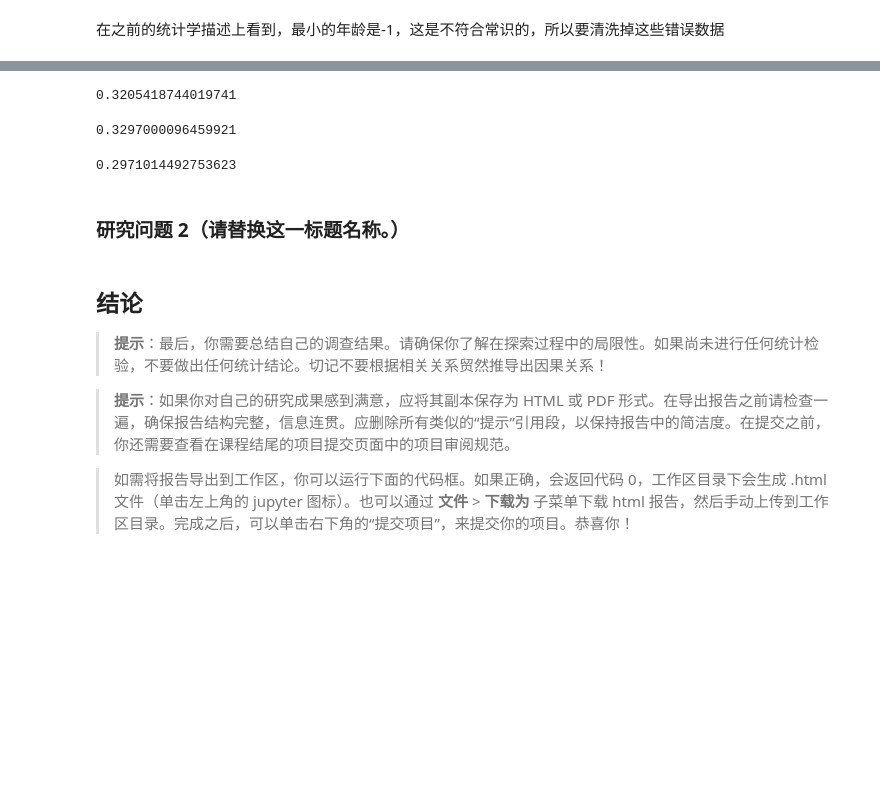
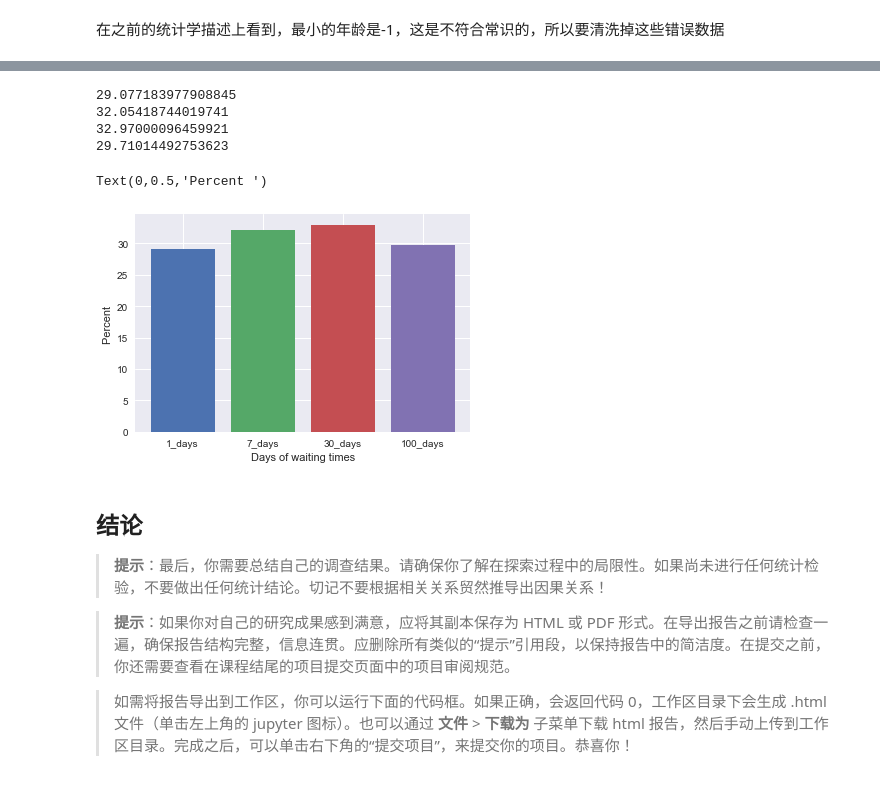
Before and after one commit to pol117/Investigate_a_Dataset, a Jupyter notebook: Investigate_a_Dataset-zh.ipynb, the cells around one changed output, grey strips where cells are left out. Saved outputs shown, nothing was run; the diff lists cells and outputs as text; code cells hidden in the pictures; blank space fills up the shorter version.

```diff
--- a/Investigate_a_Dataset-zh.ipynb
+++ b/Investigate_a_Dataset-zh.ipynb
@@ -224,23 +171,19 @@ print(nsp)
 # %%
-pt = df['AppointmentDay']-df['ScheduledDay'] > pd.Timedelta('7 days')
-data = df[pt].groupby(['No-show']).count()['PatientId']
-nsp_7 = data[1]/(data[0]+data[1])
-print(nsp_7)
+days = [1, 7, 30, 100]
+for i in days:
+    pt = df['AppointmentDay']-df['ScheduledDay'] > pd.Timedelta('{} days'.format(i))
+    data = df[pt].groupby(['No-show']).count()['PatientId']
+    nsp = data[1]/(data[0]+data[1]) * 100
+    index = '{}_days'.format(i)
+    print(nsp)
+    plt.bar(index, nsp)
+
+plt.xlabel("Days of waiting times")
+plt.ylabel("Percent ")
 # %% [output]
-0.3205418744019741
+29.077183977908845
+32.05418744019741
+32.97000096459921
+29.71014492753623
+Text(0,0.5,'Percent ')
+[figure, added]
-# %%
-pt = df['AppointmentDay']-df['ScheduledDay'] > pd.Timedelta('30 days')
-data = df[pt].groupby(['No-show']).count()['PatientId']
-nsp_30 = data[1]/(data[0]+data[1])
-print(nsp_30)
-# %% [output]
-0.3297000096459921
-# %%
-pt = df['AppointmentDay']-df['ScheduledDay'] > pd.Timedelta('100 days')
-data = df[pt].groupby(['No-show']).count()['PatientId']
-nsp_100 = data[1]/(data[0]+data[1])
-print(nsp_100)
-# %% [output]
-0.2971014492753623
-# %% [markdown]
-### 研究问题 2（请替换这一标题名称。）
```
Also changed, not shown: parts of 21 cells of this notebook.
